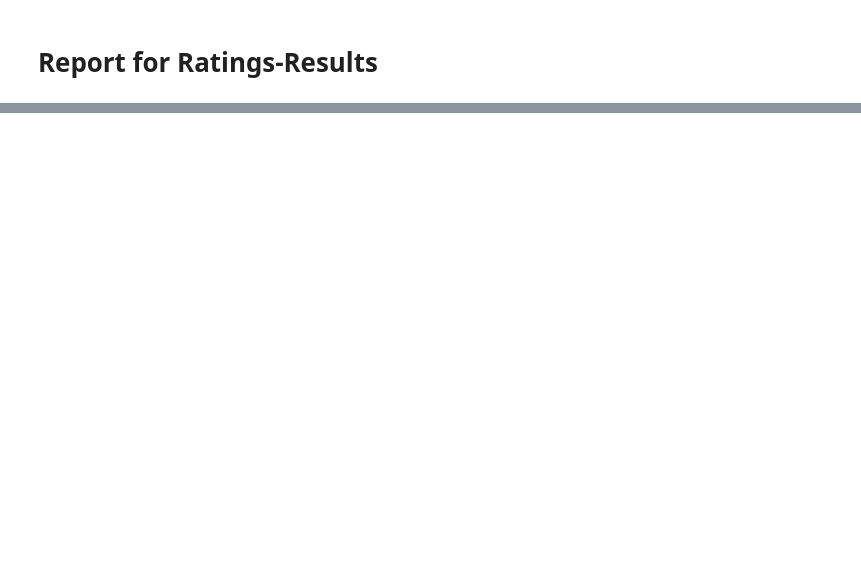
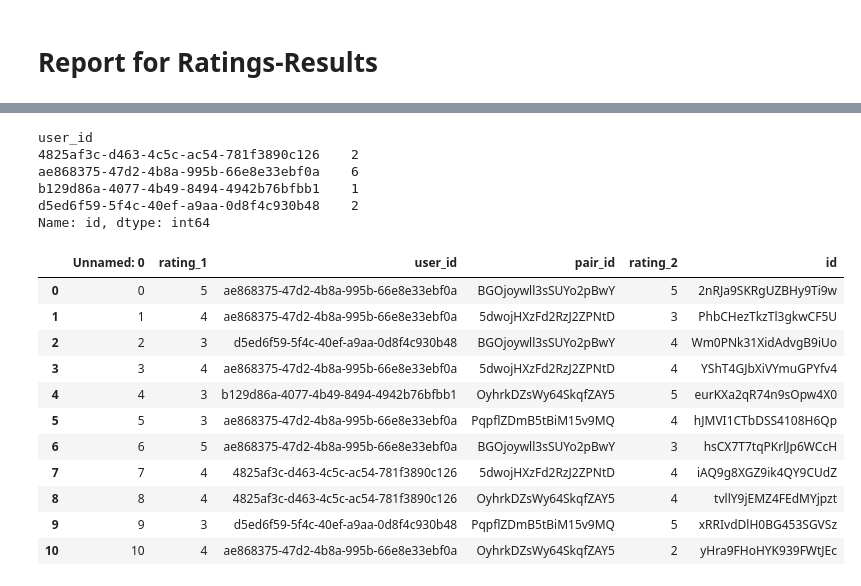
Before and after one commit to PaulErpen/eval-viewer, a Jupyter notebook: scripts/report.ipynb, the cells around one changed output, grey strips where cells are left out. Drawn from its saved outputs; the diff is of its cells as text; code cells hidden in the pictures; blank space fills up the shorter version.

```diff
--- a/scripts/report.ipynb
+++ b/scripts/report.ipynb
@@ -53,0 +79,25 @@ for pair_id, n_ratings in ratings_count_computed.items():
+# %%
+df_ratings_per_user = ratings.groupby("user_id")["id"].count()
+df_ratings_per_user
+# %% [output]
+user_id
+4825af3c-d463-4c5c-ac54-781f3890c126    2
+ae868375-47d2-4b8a-995b-66e8e33ebf0a    6
+b129d86a-4077-4b49-8494-4942b76bfbb1    1
+d5ed6f59-5f4c-40ef-a9aa-0d8f4c930b48    2
+Name: id, dtype: int64
+# %%
+ratings
+# %% [output]
+|  | Unnamed: 0 | rating_1 | user_id | pair_id | rating_2 | id |
+| 0 | 0 | 5 | ae868375-47d2-4b8a-995b-66e8e33ebf0a | BGOjoywll3sSUYo2pBwY | 5 | 2nRJa9SKRgUZBHy9Ti9w |
+| 1 | 1 | 4 | ae868375-47d2-4b8a-995b-66e8e33ebf0a | 5dwojHXzFd2RzJ2ZPNtD | 3 | PhbCHezTkzTl3gkwCF5U |
+| 2 | 2 | 3 | d5ed6f59-5f4c-40ef-a9aa-0d8f4c930b48 | BGOjoywll3sSUYo2pBwY | 4 | Wm0PNk31XidAdvgB9iUo |
+| 3 | 3 | 4 | ae868375-47d2-4b8a-995b-66e8e33ebf0a | 5dwojHXzFd2RzJ2ZPNtD | 4 | YShT4GJbXiVYmuGPYfv4 |
+| 4 | 4 | 3 | b129d86a-4077-4b49-8494-4942b76bfbb1 | OyhrkDZsWy64SkqfZAY5 | 5 | eurKXa2qR74n9sOpw4X0 |
+| 5 | 5 | 3 | ae868375-47d2-4b8a-995b-66e8e33ebf0a | PqpflZDmB5tBiM15v9MQ | 4 | hJMVI1CTbDSS4108H6Qp |
+| 6 | 6 | 5 | ae868375-47d2-4b8a-995b-66e8e33ebf0a | BGOjoywll3sSUYo2pBwY | 3 | hsCX7T7tqPKrlJp6WCcH |
+| 7 | 7 | 4 | 4825af3c-d463-4c5c-ac54-781f3890c126 | 5dwojHXzFd2RzJ2ZPNtD | 4 | iAQ9g8XGZ9ik4QY9CUdZ |
+| 8 | 8 | 4 | 4825af3c-d463-4c5c-ac54-781f3890c126 | OyhrkDZsWy64SkqfZAY5 | 4 | tvllY9jEMZ4FEdMYjpzt |
+| 9 | 9 | 3 | d5ed6f59-5f4c-40ef-a9aa-0d8f4c930b48 | PqpflZDmB5tBiM15v9MQ | 5 | xRRIvdDlH0BG453SGVSz |
+| 10 | 10 | 4 | ae868375-47d2-4b8a-995b-66e8e33ebf0a | OyhrkDZsWy64SkqfZAY5 | 2 | yHra9FHoHYK939FWtJEc |
```
Also changed, not shown: parts of 4 cells of this notebook, 2 other files.
